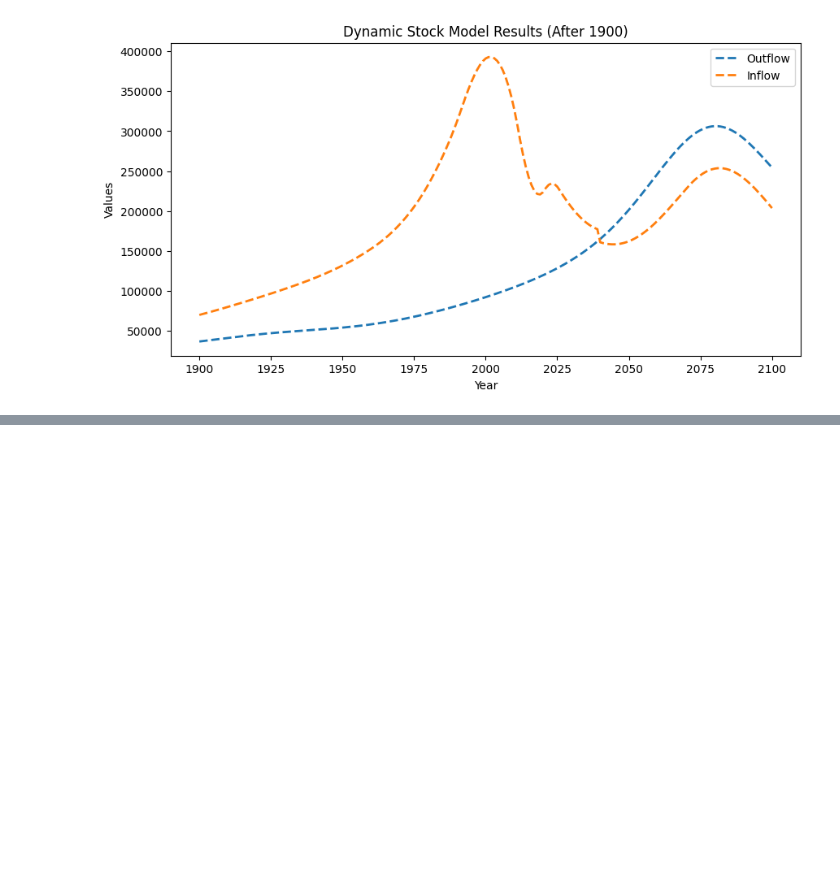
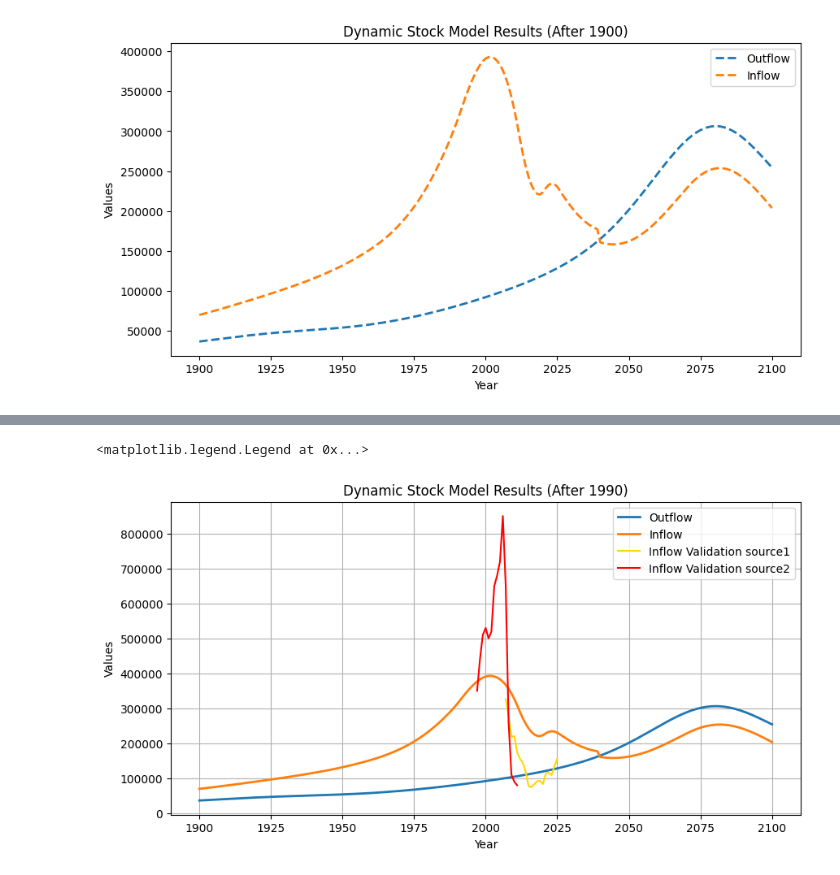
Before and after one commit to tdhunn01-design/MFA2, a Jupyter notebook: PPD_POP_Multiplied.ipynb, the cells around one changed output, grey strips where cells are left out. Drawn from its saved outputs; the diff is of its cells as text; code cells hidden in the pictures; blank space fills up the shorter version.

Commit message:
started validation inflow

```diff
--- a/PPD_POP_Multiplied.ipynb
+++ b/PPD_POP_Multiplied.ipynb
@@ -170,3 +170,13 @@ plt.legend()
 # %% [output]
 <matplotlib.legend.Legend at 0x...>
 [figure]
+# %%
+# Extracting data from the source file into a panda Dataframe
+validation_file = "inflow_validation.xlsx"
+# This file should be placed in the same directory as this notebook (on the JupyterHub server)
+
+# We read the data and store it in a Dataframe called "data", using the read_excel() panda function
+data_raw = pd.read_excel(validation_file, index_col = None, header = 0, usecols = 'D:F')
+# %%
+validation_data = data_raw.iloc[0:29]
+print(validation_data)
@@ -172,0 +201,15 @@ plt.legend()
+# %%
+# plotting after 1900
+plt.figure(figsize=(10, 5))
+plt.plot(t_array[t_array >= 1900], O_C_1d[t_array >= 1900], label='Outflow', lw=2)
+plt.plot(t_array[t_array >= 1900], I_all[t_array >= 1900], label='Inflow', lw=2)
+plt.plot(validation_data['YEAR'], validation_data['SOURCE1'], label='Inflow Validation source1', color = 'gold')
+plt.plot(validation_data['YEAR'], validation_data['SOURCE2'], label='Inflow Validation source2', color = 'red')
+plt.title('Dynamic Stock Model Results (After 1990)')
+plt.xlabel('Year')
+plt.grid()
+plt.ylabel('Values')
+plt.legend()
+# %% [output]
+<matplotlib.legend.Legend at 0x...>
+[figure, added]
```
Also changed, not shown: parts of 1 cell of this notebook, 3 other files.
